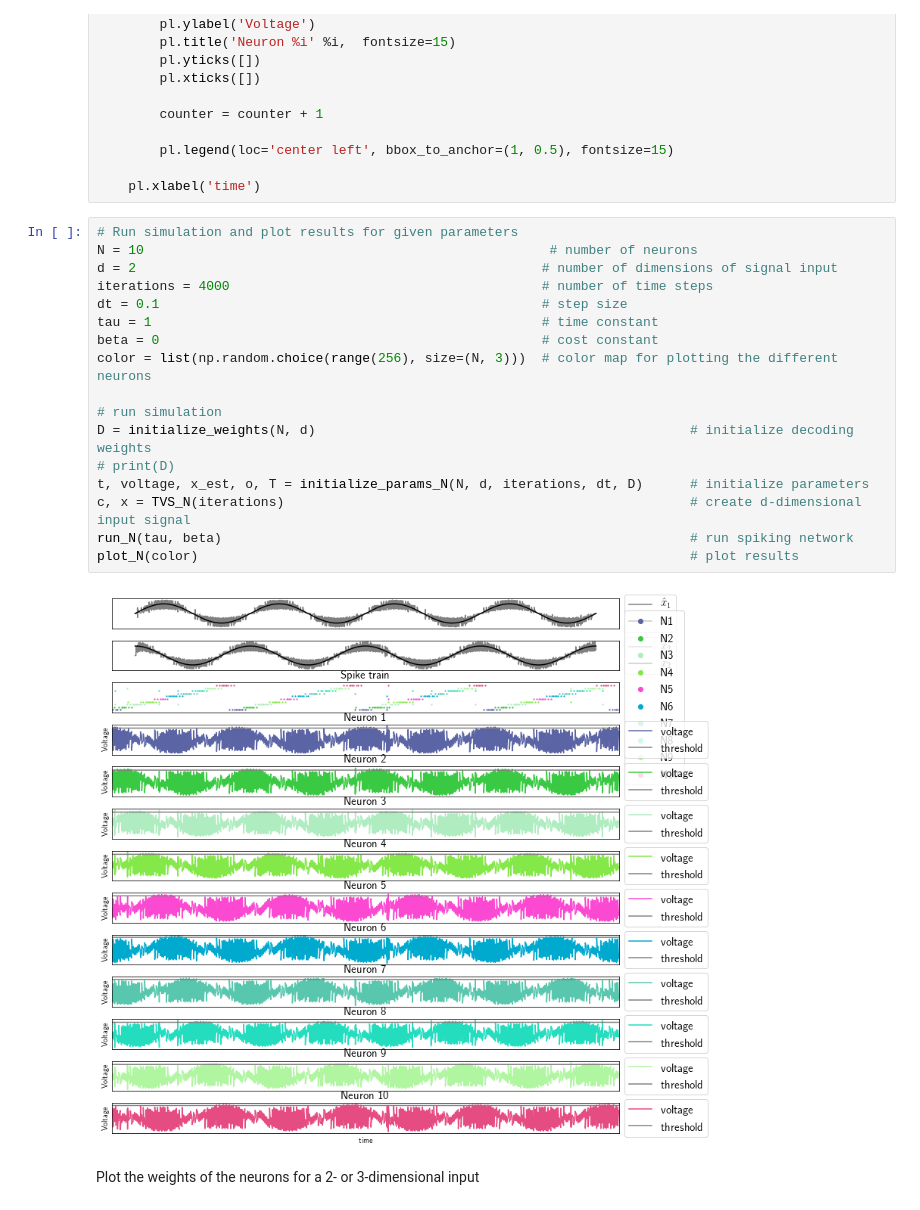
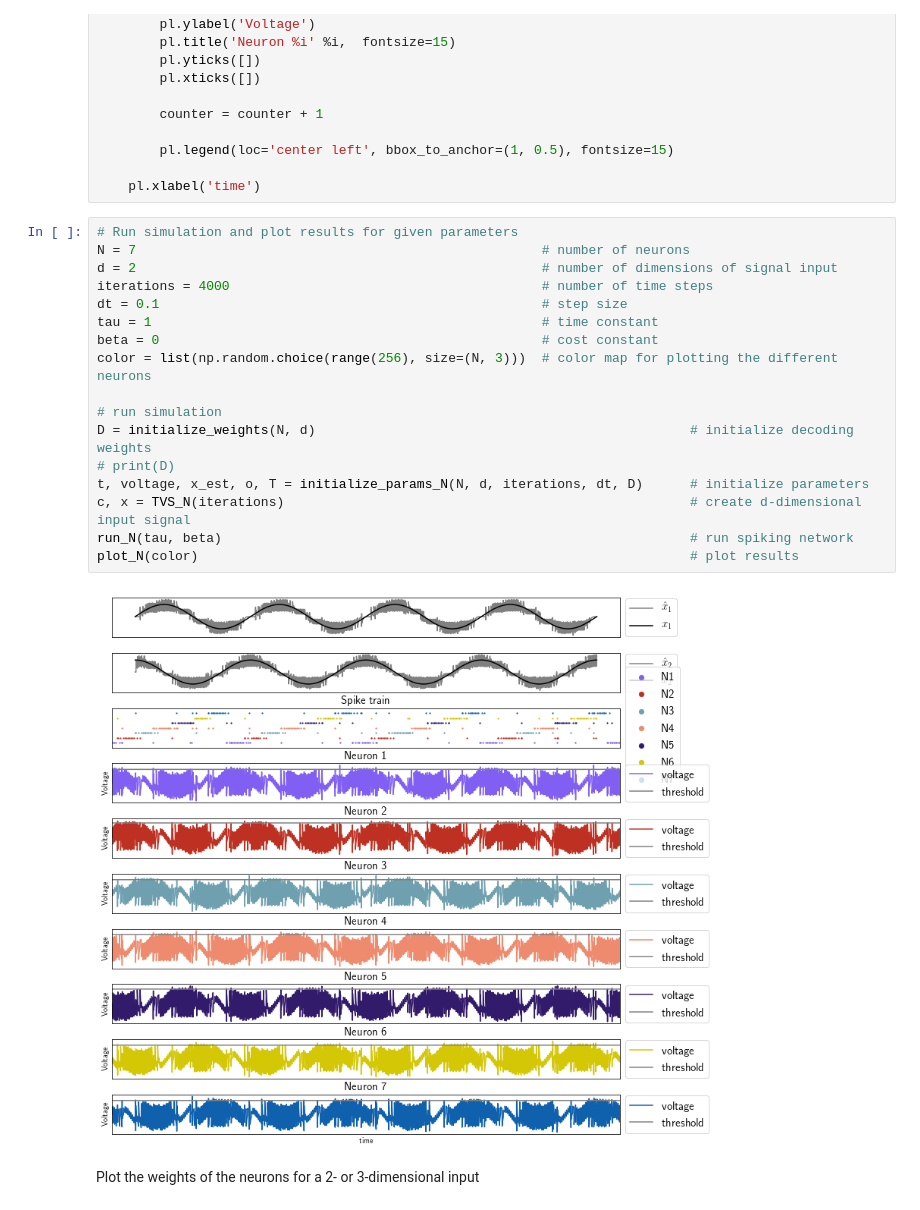
Before and after one commit to ABra1993/LisbonLab, a Jupyter notebook: CSM_multidimensional.ipynb, the cells around one changed output. Saved outputs shown, nothing was run; the diff lists cells and outputs as text.

```diff
--- a/CSM_multidimensional.ipynb
+++ b/CSM_multidimensional.ipynb
@@ -253,23 +253,23 @@ def plot_N(color):
     pl.xlabel('time')
 # %%
 # Run simulation and plot results for given parameters
-N = 10                                                    # number of neurons
+N = 7                                                    # number of neurons
 d = 2                                                    # number of dimensions of signal input
 iterations = 4000                                        # number of time steps
 dt = 0.1                                                 # step size
 tau = 1                                                  # time constant
 beta = 0                                                 # cost constant
 color = list(np.random.choice(range(256), size=(N, 3)))  # color map for plotting the different neurons
 
 # run simulation
 D = initialize_weights(N, d)                                                # initialize decoding weights
 # print(D)
 t, voltage, x_est, o, T = initialize_params_N(N, d, iterations, dt, D)      # initialize parameters
 c, x = TVS_N(iterations)                                                    # create d-dimensional input signal
 run_N(tau, beta)                                                            # run spiking network
 plot_N(color)                                                               # plot results
 # %% [output]
-[figure, old version]
+[figure, new version]
 # %% [markdown]
 Plot the weights of the neurons for a 2- or 3-dimensional input
 # %%
```
Also changed, not shown: parts of 3 cells of this notebook, 2 other files.
